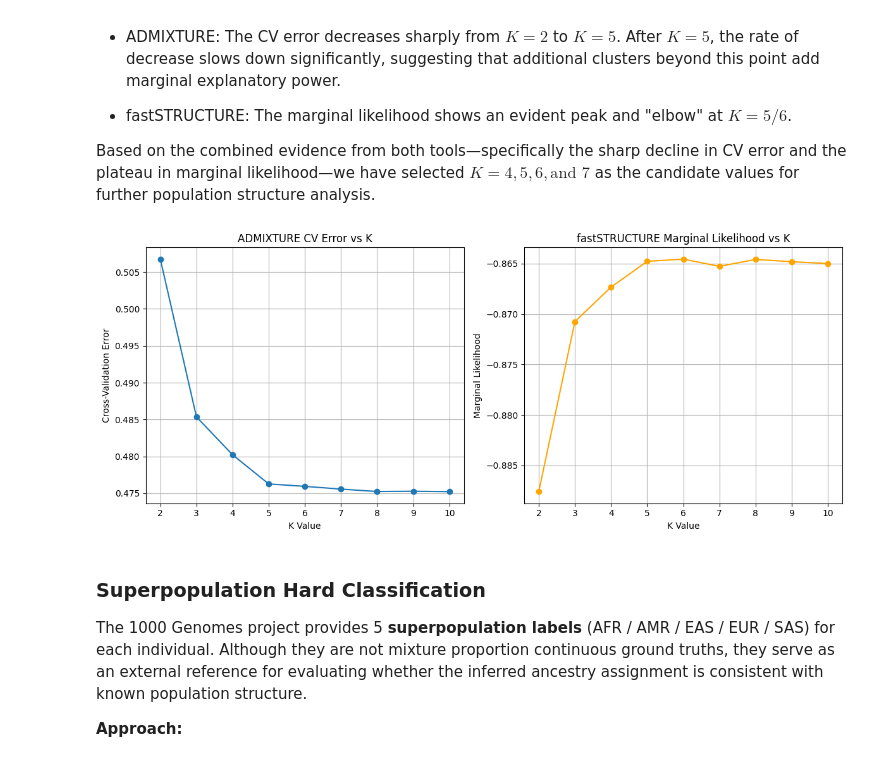
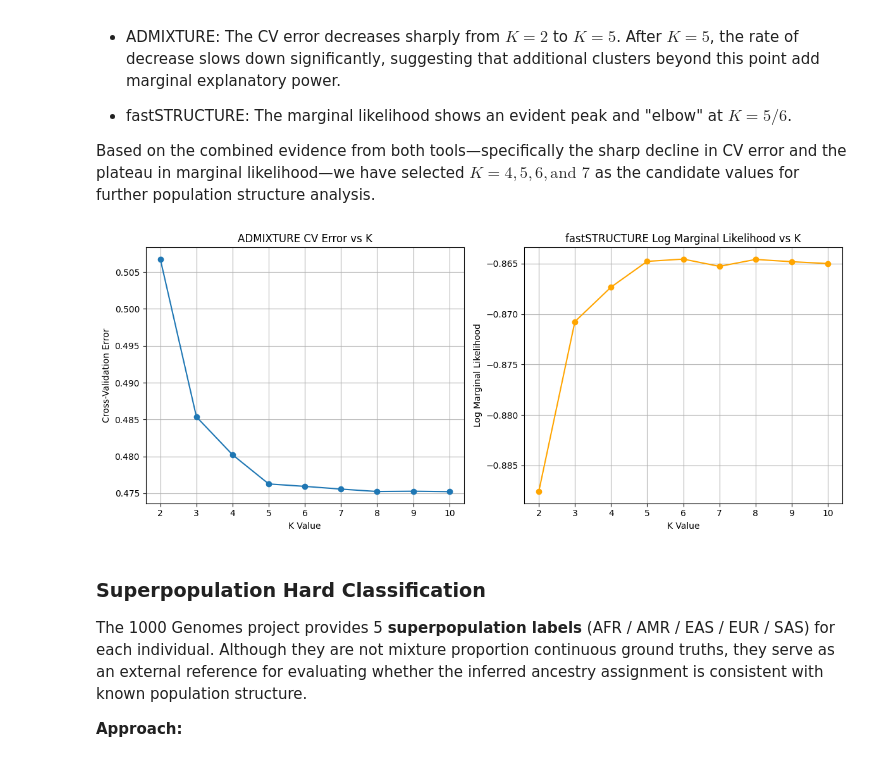
Before and after one commit to Hakuna25/Population_Structure_Modeling, a Jupyter notebook: analysis.ipynb, the cells around one changed output. Cells and saved outputs as stored; diff of their text form; code cells hidden in the pictures.

```diff
--- a/analysis.ipynb
+++ b/analysis.ipynb
@@ -1296,36 +1352,36 @@ def extract_marginal_likelihood(log_path: Path) -> float:
 # Load fastSTRUCTURE marginal likelihoods from per-K logs
 ml_pairs = []
 for k, _ in cv_pairs:
     log_path = repo / "dump" / "structure" / "structure_ALL" / f"fS_run_K.{k}.log"
     ml_pairs.append((k, extract_marginal_likelihood(log_path)))
 
 k_values = [k for k, _ in cv_pairs]
 cv_errors = [value for _, value in cv_pairs]
 ml = [value for _, value in ml_pairs]
 
 # Create two subplots (1 row, 2 columns)
 fig, axes = plt.subplots(1, 2, figsize=(12, 5))
 
 # ----- Subplot 1: ADMIXTURE CV error -----
 axes[0].plot(k_values, cv_errors, marker='o')
 axes[0].set_xlabel("K Value")
 axes[0].set_ylabel("Cross-Validation Error")
 axes[0].set_title("ADMIXTURE CV Error vs K")
 axes[0].set_xticks(k_values)
 axes[0].grid(True)
 
 # ----- Subplot 2: fastSTRUCTURE Marginal Likelihood -----
 axes[1].plot(k_values, ml, marker='o', color='orange')
 axes[1].set_xlabel("K Value")
-axes[1].set_ylabel("Marginal Likelihood")
-axes[1].set_title("fastSTRUCTURE Marginal Likelihood vs K")
+axes[1].set_ylabel("Log Marginal Likelihood")
+axes[1].set_title("fastSTRUCTURE Log Marginal Likelihood vs K")
 axes[1].set_xticks(k_values)
 axes[1].grid(True)
 
 plt.tight_layout()
 plt.show()
 # %% [output]
-[figure, old version]
+[figure, new version]
 # %% [markdown]
 ### Superpopulation Hard Classification
 
```
Also changed, not shown: parts of 4 cells of this notebook, 1 other file.
